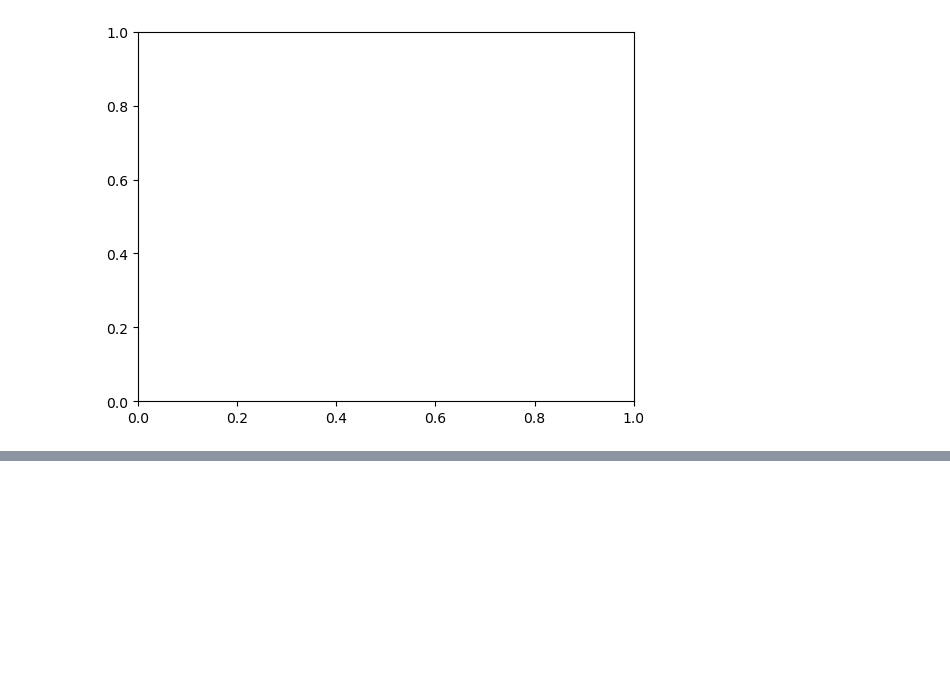
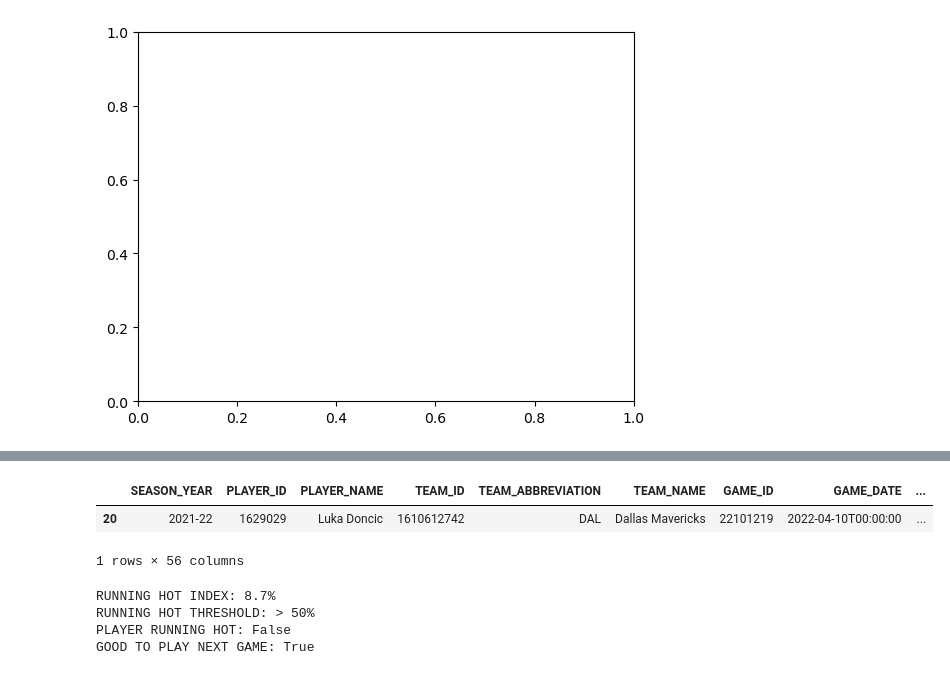
Before and after one commit to NadeemPatel2019/MSDS-456-final-project, a Jupyter notebook: nba_game_logs_eda_2021-22.ipynb, the cells around one changed output, grey strips where cells are left out. Drawn from its saved outputs; the diff is of its cells as text; code cells hidden in the pictures; blank space fills up the shorter version.

```diff
--- a/nba_game_logs_eda_2021-22.ipynb
+++ b/nba_game_logs_eda_2021-22.ipynb
@@ -611,0 +590,8 @@ KeyError: 20
+# %%
+# get sample game log: Luka Doncic (PLAYER_ID =1629029), DAL @ SAS 2022-04-10 (GAME_ID = 22101219)
+luka_game_data = full_game_logs_df.loc[(full_game_logs_df['PLAYER_ID'] == 1629029) & (full_game_logs_df['GAME_ID'] == 22101219)]
+luka_game_data
+# %% [output]
+|  | SEASON_YEAR | PLAYER_ID | PLAYER_NAME | TEAM_ID | TEAM_ABBREVIATION | TEAM_NAME | GAME_ID | GAME_DATE | ... |
+| 20 | 2021-22 | 1629029 | Luka Doncic | 1610612742 | DAL | Dallas Mavericks | 22101219 | 2022-04-10T00:00:00 | ... |
+1 rows × 56 columns
@@ -611,0 +618,8 @@ KeyError: 20
+# %%
+RUNNING_HOT_THRESHOLD = 50
+running_hot_engine(luka_game_data, remove_DAYS_LAST_INJURY, model, RUNNING_HOT_THRESHOLD)
+# %% [output]
+RUNNING HOT INDEX: 8.7%
+RUNNING HOT THRESHOLD: > 50%
+PLAYER RUNNING HOT: False
+GOOD TO PLAY NEXT GAME: True
```
Also changed, not shown: parts of 30 cells of this notebook.
